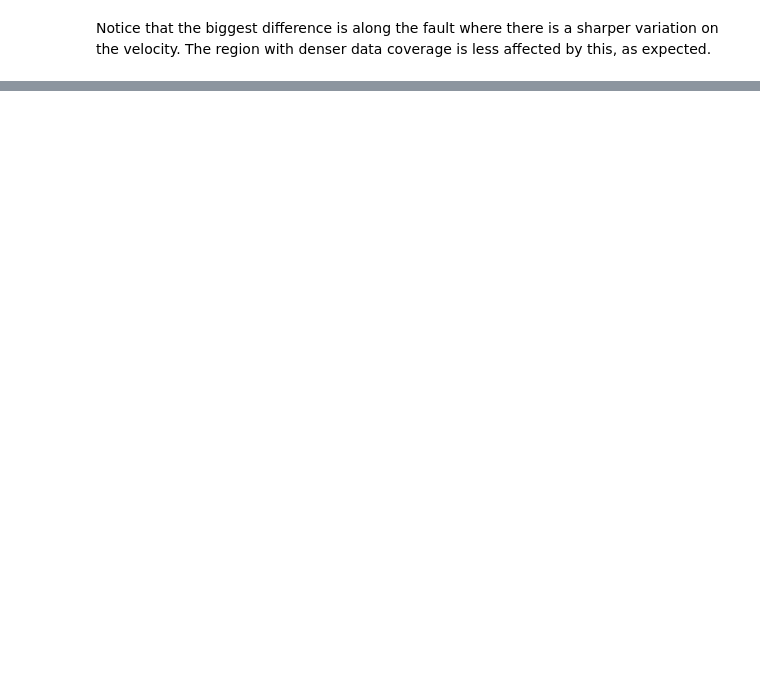
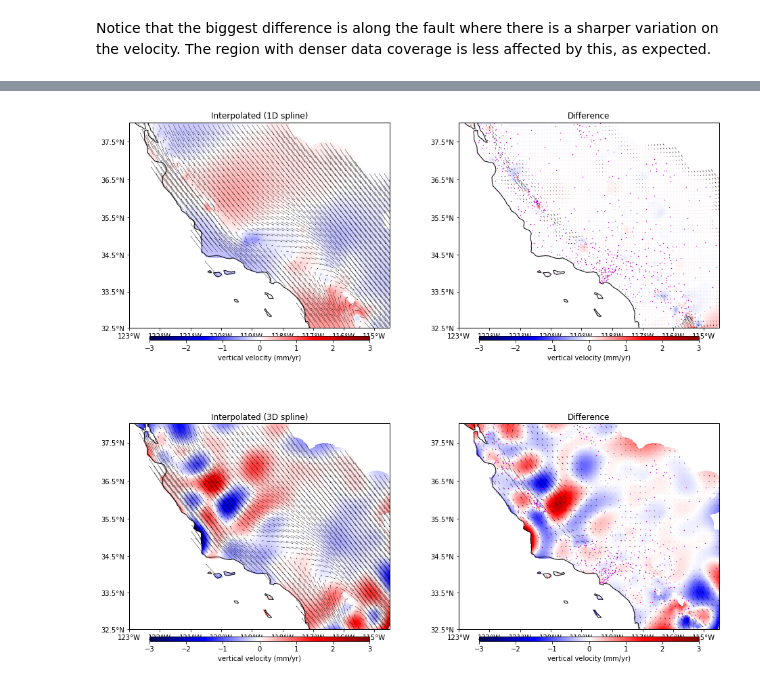
Before and after one commit to leouieda/agu2018, a Jupyter notebook: code/notebooks/synthetic.ipynb, the cells around one changed output, grey strips where cells are left out. Drawn from its saved outputs; the diff is of its cells as text; code cells hidden in the pictures; blank space fills up the shorter version.

```diff
--- a/code/notebooks/synthetic.ipynb
+++ b/code/notebooks/synthetic.ipynb
@@ -213,0 +316,7 @@ Notice that the biggest difference is along the fault where there is a sharper v
+# %%
+%%time
+spline_bi = vd.Vector([
+        vd.Spline(force_coords=force_coords, **best_parameters_bi)
+        for i in range(3)
+]).fit(*train[:2])
+print("Score on training set:", spline_bi.score(*train))
@@ -213,0 +327,21 @@ Notice that the biggest difference is along the fault where there is a sharper v
+# %%
+grid_spl_bi = spline_bi.grid(
+    region=region,
+    spacing=spacing,
+    projection=projection,
+    dims=["latitude", "longitude"],
+    data_names=["east_velocity", "north_velocity", "up_velocity"]
+).where(mask.z.values)
+grid_spl_bi = vd.distance_mask(coordinates, maxdist=50e3, grid=grid_spl_bi, projection=projection)
+# %%
+fig, axes = plt.subplots(2, 2, figsize=(16, 15), subplot_kw=dict(projection=ccrs.Mercator()))
+axes = axes.ravel()
+plot_data(grid_spl_bi, ax=axes[0]).set_title("Interpolated (1D spline)")
+plot_data(grid - grid_spl_bi, ax=axes[1], every_arrow=5).set_title("Difference")
+axes[1].plot(data.longitude, data.latitude, "m.", transform=ccrs.PlateCarree(), markersize=0.5)
+
+plot_data(grid_spl, ax=axes[2]).set_title("Interpolated (3D spline)")
+plot_data(grid - grid_spl, ax=axes[3]).set_title("Difference")
+axes[3].plot(data.longitude, data.latitude, "m.", transform=ccrs.PlateCarree(), markersize=0.5)
+# %% [output]
+[figure, added]
```
Also changed, not shown: parts of 38 cells of this notebook, 6 other files.
